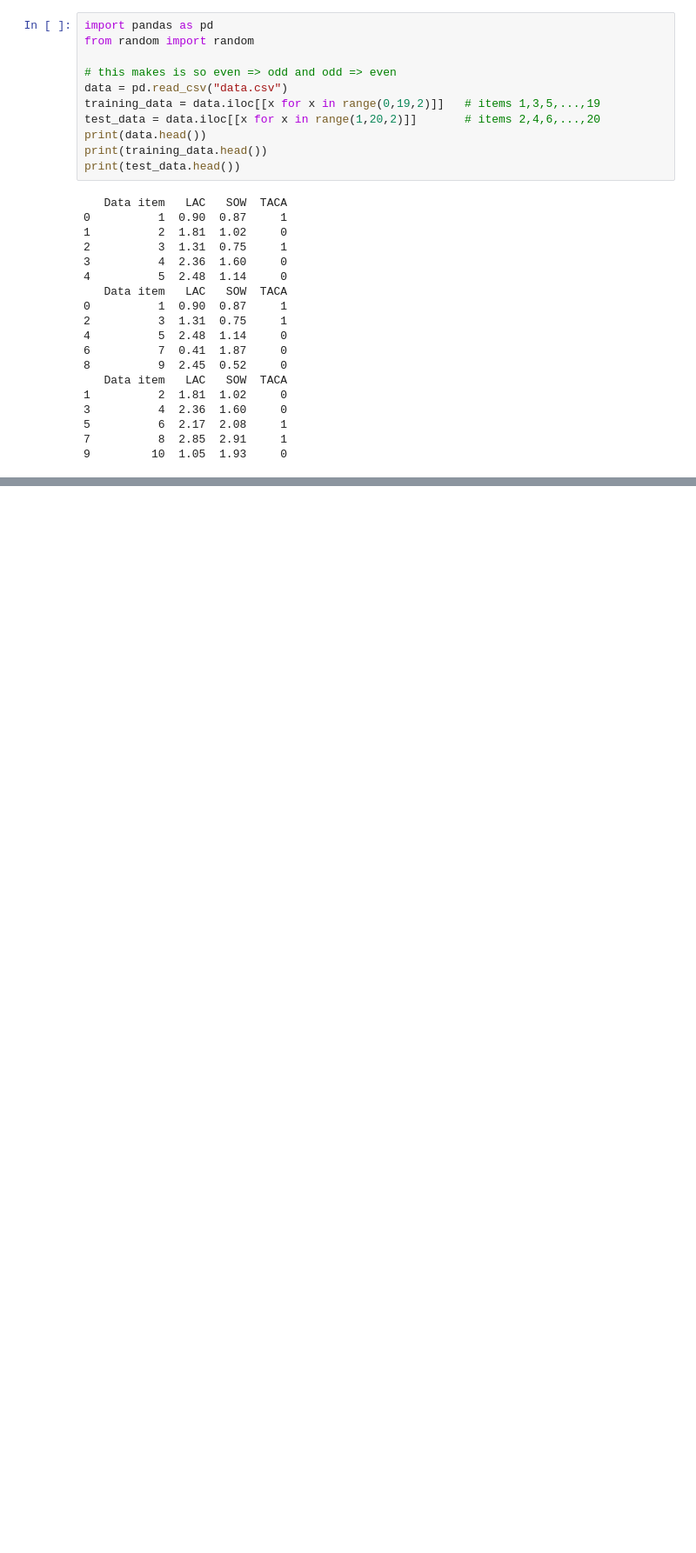
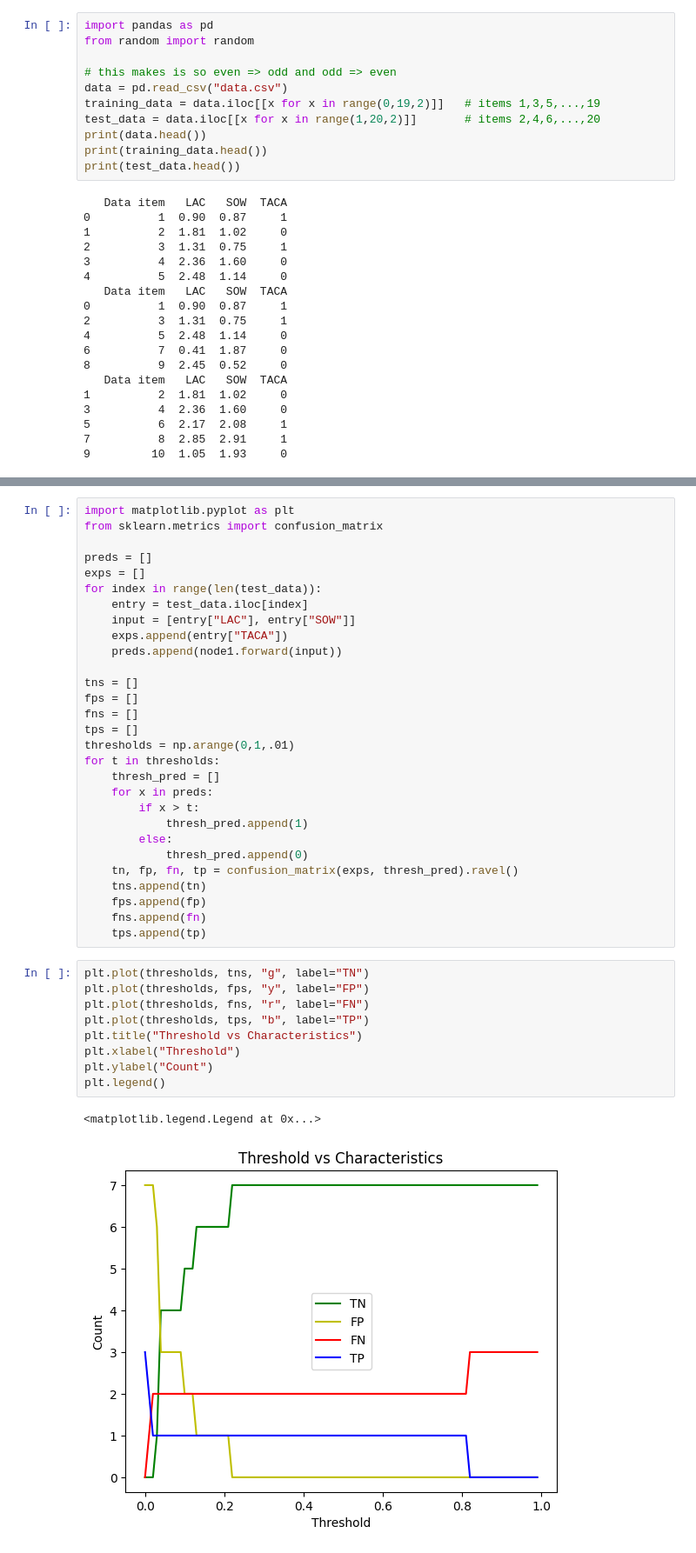
Before and after one commit to CTrigger134679/NeuralNetworkProject, a Jupyter notebook: singlePerceptron.ipynb, the cells around one changed output, grey strips where cells are left out. Shown at 87% size. Cells and saved outputs as stored; diff of their text form; blank space fills up the shorter version.

Commit message:
added graphs for the single perceptron

```diff
--- a/singlePerceptron.ipynb
+++ b/singlePerceptron.ipynb
@@ -157,0 +156,41 @@ Item 19.0: Expected 0.0, Got 0.020682950984231577
+# %%
+import matplotlib.pyplot as plt
+from sklearn.metrics import confusion_matrix
+
+preds = []
+exps = []
+for index in range(len(test_data)):
+    entry = test_data.iloc[index]
+    input = [entry["LAC"], entry["SOW"]]
+    exps.append(entry["TACA"])
+    preds.append(node1.forward(input))
+
+tns = []
+fps = []
+fns = []
+tps = []
+thresholds = np.arange(0,1,.01)
+for t in thresholds:
+    thresh_pred = []
+    for x in preds:
+        if x > t:
+            thresh_pred.append(1)
+        else:
+            thresh_pred.append(0)
+    tn, fp, fn, tp = confusion_matrix(exps, thresh_pred).ravel()
+    tns.append(tn)
+    fps.append(fp)
+    fns.append(fn)
+    tps.append(tp)
+# %%
+plt.plot(thresholds, tns, "g", label="TN")
+plt.plot(thresholds, fps, "y", label="FP")
+plt.plot(thresholds, fns, "r", label="FN")
+plt.plot(thresholds, tps, "b", label="TP")
+plt.title("Threshold vs Characteristics")
+plt.xlabel("Threshold")
+plt.ylabel("Count")
+plt.legend()
+# %% [output]
+<matplotlib.legend.Legend at 0x...>
+[figure, added]
```
Also changed, not shown: parts of 6 cells of this notebook, 1 other file.
